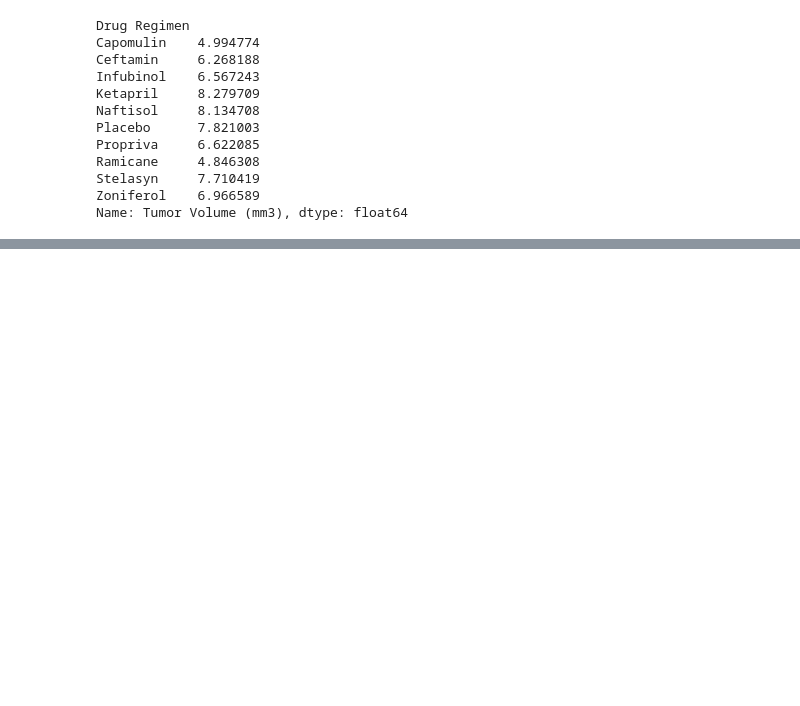
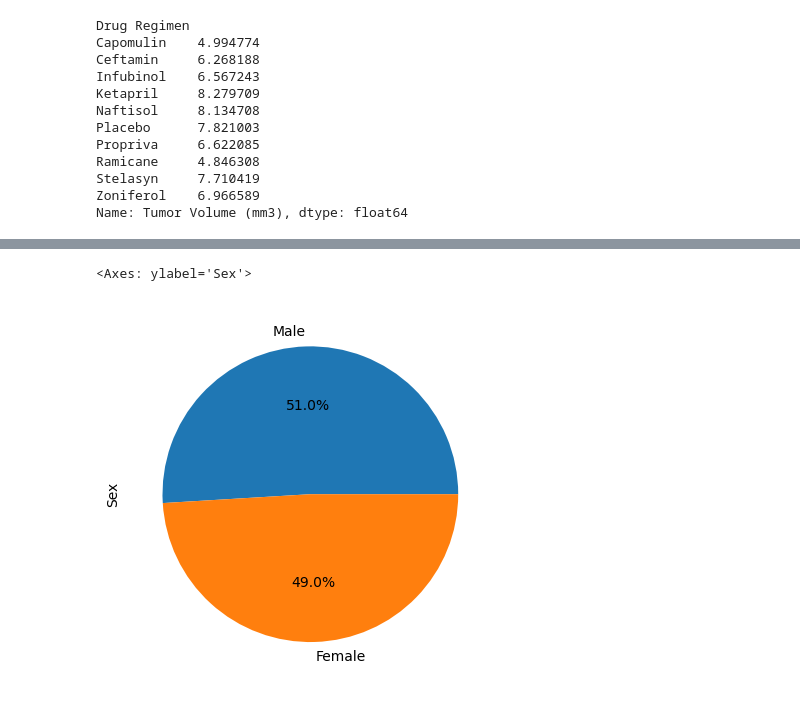
Before and after one commit to Smiyengi/pymaceuticals-challenge, a Jupyter notebook: assignment1.ipynb, the cells around one changed output, grey strips where cells are left out. Saved outputs shown, nothing was run; the diff lists cells and outputs as text; code cells hidden in the pictures; blank space fills up the shorter version.

Commit message:
Pie Charts

```diff
--- a/assignment1.ipynb
+++ b/assignment1.ipynb
@@ -310,0 +311,5 @@ plt.show()
+# %%
+study_results_clean.groupby('Sex')['Sex'].count().sort_values(ascending=False).plot(kind='pie', autopct='%1.1f%%')
+# %% [output]
+<Axes: ylabel='Sex'>
+[figure, added]
```
Also changed, not shown: parts of 21 cells of this notebook.
